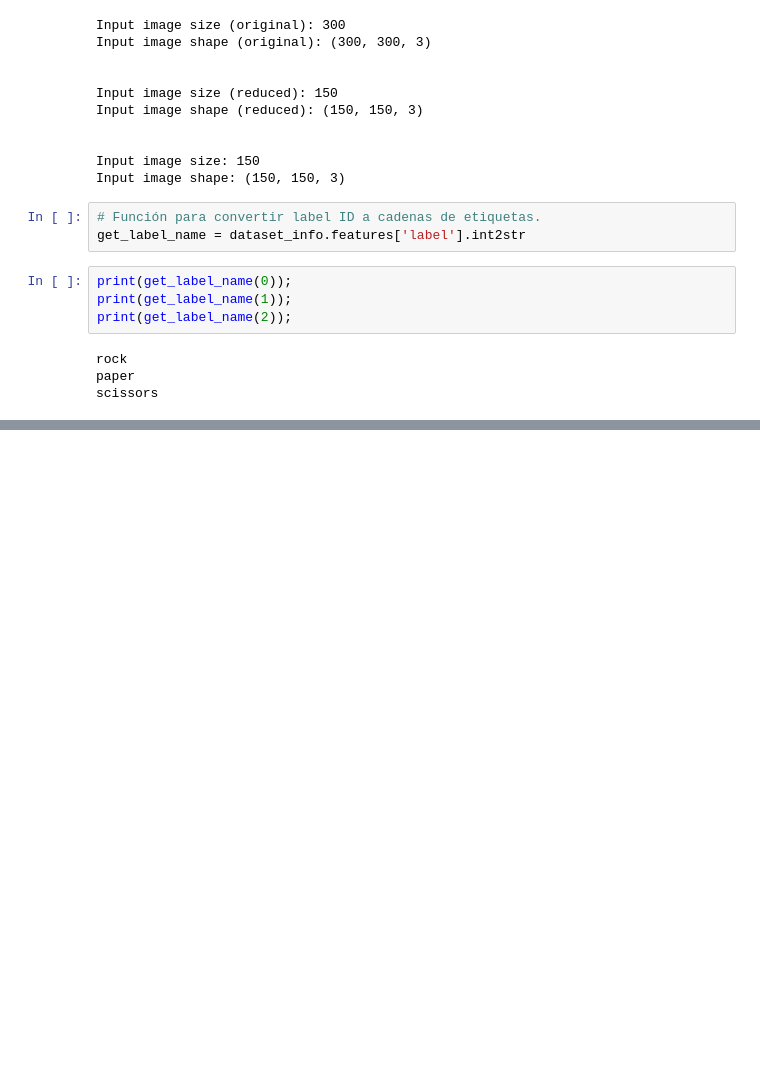
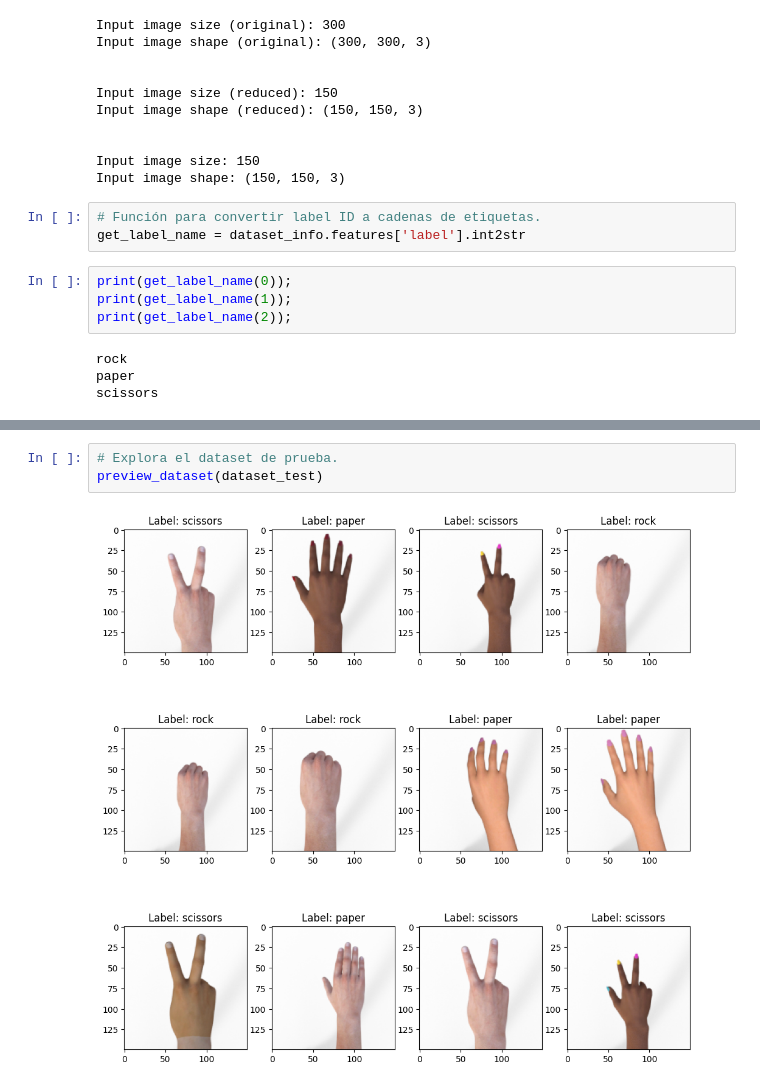
Before and after one commit to karimalisahili/proy1_ia_modelo, a Jupyter notebook: main.ipynb, the cells around one changed output, grey strips where cells are left out. Drawn from its saved outputs; the diff is of its cells as text; blank space fills up the shorter version.

```diff
--- a/main.ipynb
+++ b/main.ipynb
@@ -169,0 +333,5 @@ scissors
+# %%
+# Explora el dataset de prueba.
+preview_dataset(dataset_test)
+# %% [output]
+[figure, added]
```
Also changed, not shown: parts of 18 cells of this notebook.
